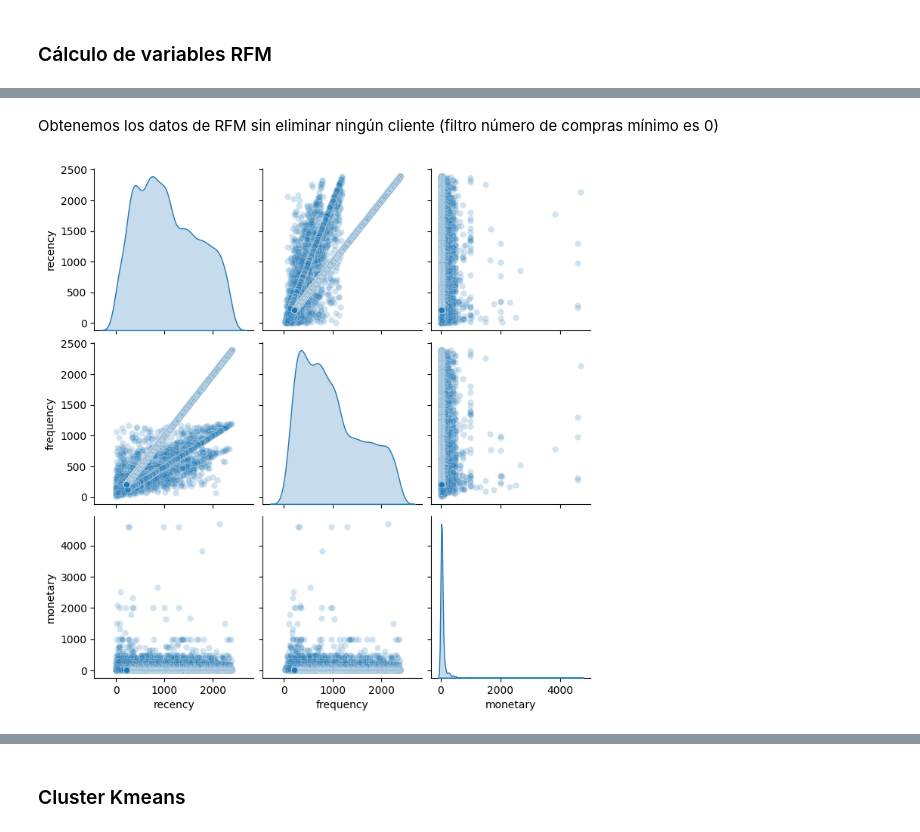
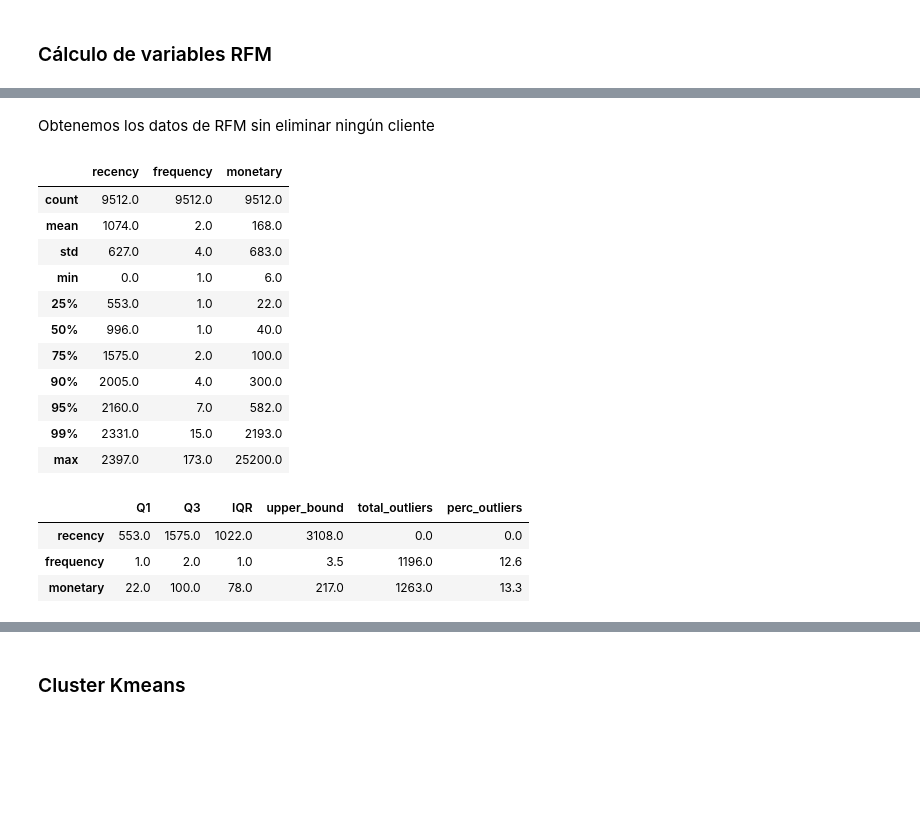
Before and after one commit to cperezh/segmentacion_clientes, a Jupyter notebook: M4 Desarrollo Iter2.ipynb, the cells around one changed output, grey strips where cells are left out. Cells and saved outputs as stored; diff of their text form; code cells hidden in the pictures; blank space fills up the shorter version.

```diff
--- a/M4 Desarrollo Iter2.ipynb
+++ b/M4 Desarrollo Iter2.ipynb
@@ -498,3 +540,3 @@ def get_rfm(df, category, drop_num_compras):
 # %% [markdown]
-Obtenemos los datos de RFM sin eliminar ningún cliente (filtro número de compras mínimo es 0)
+Obtenemos los datos de RFM sin eliminar ningún cliente
 # %%
@@ -502,4 +544,22 @@ df_rfm = get_rfm(df_ventas_csv, producto_análisis , 0)
-# %%
-sns.pairplot(df_rfm, kind="scatter", diag_kind="kde",  plot_kws={'alpha': 0.2});
-# %% [output]
-[figure, removed]
+# %%
+df_rfm.describe(percentiles=[.25, .5, .75, .90, .95, .99]).round()
+# %% [output]
+|  | recency | frequency | monetary |
+| count | 9512.0 | 9512.0 | 9512.0 |
+| mean | 1074.0 | 2.0 | 168.0 |
+| std | 627.0 | 4.0 | 683.0 |
+| min | 0.0 | 1.0 | 6.0 |
+| 25% | 553.0 | 1.0 | 22.0 |
+| 50% | 996.0 | 1.0 | 40.0 |
+| 75% | 1575.0 | 2.0 | 100.0 |
+| 90% | 2005.0 | 4.0 | 300.0 |
+| 95% | 2160.0 | 7.0 | 582.0 |
+| 99% | 2331.0 | 15.0 | 2193.0 |
+| max | 2397.0 | 173.0 | 25200.0 |
+# %%
+get_outliers_metadata(df_rfm)
+# %% [output]
+|  | Q1 | Q3 | IQR | upper_bound | total_outliers | perc_outliers |
+| recency | 553.0 | 1575.0 | 1022.0 | 3108.0 | 0.0 | 0.0 |
+| frequency | 1.0 | 2.0 | 1.0 | 3.5 | 1196.0 | 12.6 |
+| monetary | 22.0 | 100.0 | 78.0 | 217.0 | 1263.0 | 13.3 |
```
Also changed, not shown: parts of 85 cells of this notebook.
